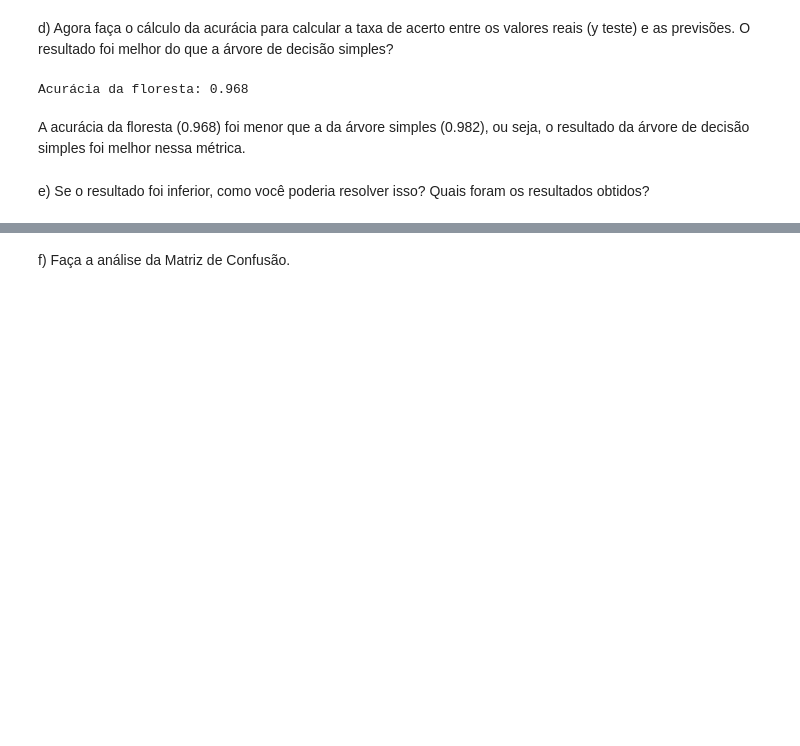
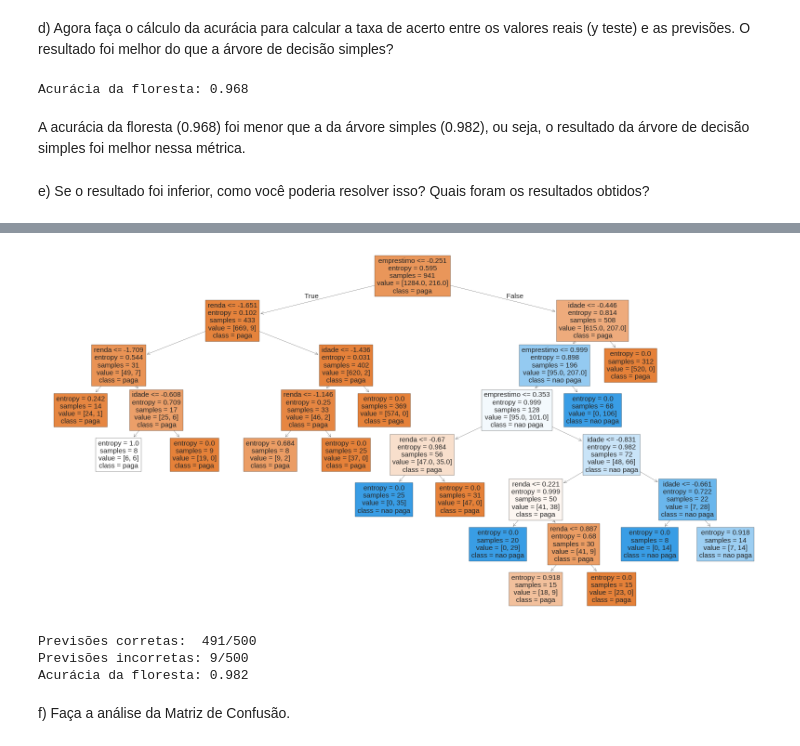
Before and after one commit to Marlon-Sbardelatti/machine-learning, a Jupyter notebook: trabalho-03/decision_tree.ipynb, the cells around one changed output, grey strips where cells are left out. Cells and saved outputs as stored; diff of their text form; code cells hidden in the pictures; blank space fills up the shorter version.

```diff
--- a/trabalho-03/decision_tree.ipynb
+++ b/trabalho-03/decision_tree.ipynb
@@ -268,2 +304,34 @@ e) Se o resultado foi inferior, como você poderia resolver isso? Quais foram os
+# %%
+# Ajuste do número de árvores e nº de árvores
+random_forest_classifier = RandomForestClassifier(
+  n_estimators=30,
+  criterion='entropy',
+  random_state=0,
+  min_samples_leaf=8,
+)
+
+# Treinamento com ajuste de árvores e mínimo de nós
+forest_credit = random_forest_classifier.fit(X_credit_treinamento, y_credit_treinamento)
+
+# Plota 1ª árvore gerada da floresta
+plt.figure(figsize=(20,10))
+tree.plot_tree(
+  random_forest_classifier.estimators_[0],
+  feature_names=ATTRIBUTE_NAMES,
+  class_names=TARGET_NAMES,
+  filled=True
+)
+plt.show()
+# %% [output]
+[figure, added]
+# %%
+predictions_credit_forest = forest_credit.predict(X_credit_teste)
+credit_accuracy = calculate_forest_accuracy(y_credit_teste, predictions_credit_forest)
+
+print(f'Acurácia da floresta: {credit_accuracy}')
+# %% [output]
+Previsões corretas:  491/500
+Previsões incorretas: 9/500
+Acurácia da floresta: 0.982
 # %% [markdown]
 f) Faça a análise da Matriz de Confusão.
```
Also changed, not shown: parts of 18 cells of this notebook.
